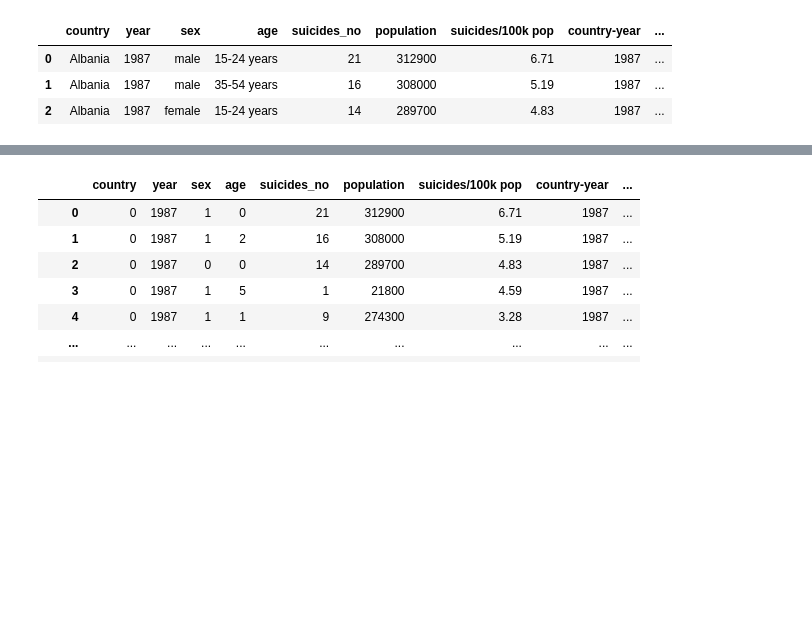
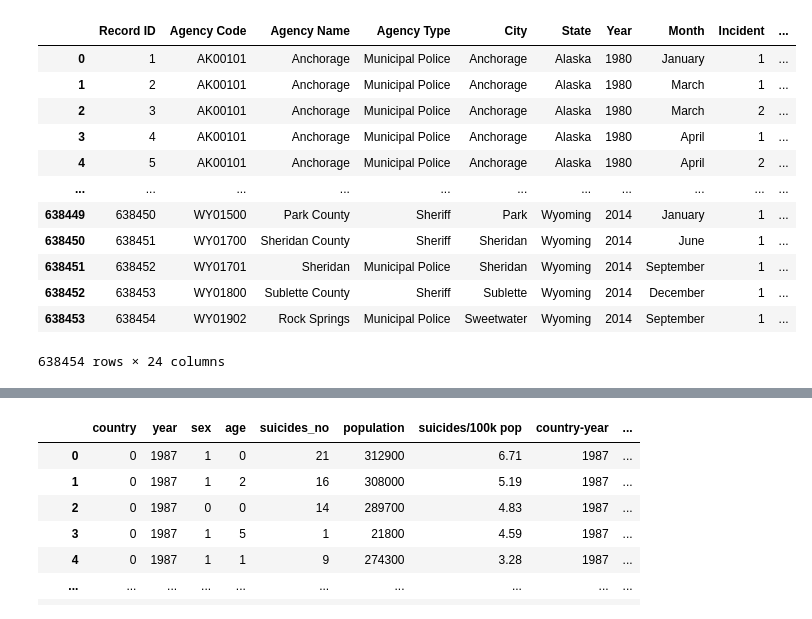
Before and after one commit to kvufee/sideTasks, a Jupyter notebook: dataAnalysisHW.ipynb, the cells around one changed output, grey strips where cells are left out. Cells and saved outputs as stored; diff of their text form; code cells hidden in the pictures; blank space fills up the shorter version.

```diff
--- a/dataAnalysisHW.ipynb
+++ b/dataAnalysisHW.ipynb
@@ -9,15 +10,23 @@ from sklearn.preprocessing import LabelEncoder
 
 warnings.simplefilter('ignore')
 # %%
-data = pd.read_csv("suicide_rate.csv")
-data["country-year"] = data["country-year"].str[-4::].astype(int)
+data = pd.read_csv("crime_by_race.csv")
 # %%
-data.head(3)
+data
 # %% [output]
-|  | country | year | sex | age | suicides_no | population | suicides/100k pop | country-year | ... |
-| 0 | Albania | 1987 | male | 15-24 years | 21 | 312900 | 6.71 | 1987 | ... |
-| 1 | Albania | 1987 | male | 35-54 years | 16 | 308000 | 5.19 | 1987 | ... |
-| 2 | Albania | 1987 | female | 15-24 years | 14 | 289700 | 4.83 | 1987 | ... |
+|  | Record ID | Agency Code | Agency Name | Agency Type | City | State | Year | Month | Incident | ... |
+| 0 | 1 | AK00101 | Anchorage | Municipal Police | Anchorage | Alaska | 1980 | January | 1 | ... |
+| 1 | 2 | AK00101 | Anchorage | Municipal Police | Anchorage | Alaska | 1980 | March | 1 | ... |
+| 2 | 3 | AK00101 | Anchorage | Municipal Police | Anchorage | Alaska | 1980 | March | 2 | ... |
+| 3 | 4 | AK00101 | Anchorage | Municipal Police | Anchorage | Alaska | 1980 | April | 1 | ... |
+| 4 | 5 | AK00101 | Anchorage | Municipal Police | Anchorage | Alaska | 1980 | April | 2 | ... |
+| ... | ... | ... | ... | ... | ... | ... | ... | ... | ... | ... |
+| 638449 | 638450 | WY01500 | Park County | Sheriff | Park | Wyoming | 2014 | January | 1 | ... |
+| 638450 | 638451 | WY01700 | Sheridan County | Sheriff | Sheridan | Wyoming | 2014 | June | 1 | ... |
+| 638451 | 638452 | WY01701 | Sheridan | Municipal Police | Sheridan | Wyoming | 2014 | September | 1 | ... |
+| 638452 | 638453 | WY01800 | Sublette County | Sheriff | Sublette | Wyoming | 2014 | December | 1 | ... |
+| 638453 | 638454 | WY01902 | Rock Springs | Municipal Police | Sweetwater | Wyoming | 2014 | September | 1 | ... |
+638454 rows × 24 columns
 # %%
 sns.heatmap(data.corr(), annot = True);
 # %% [output]
```
Also changed, not shown: parts of 5 cells of this notebook.
